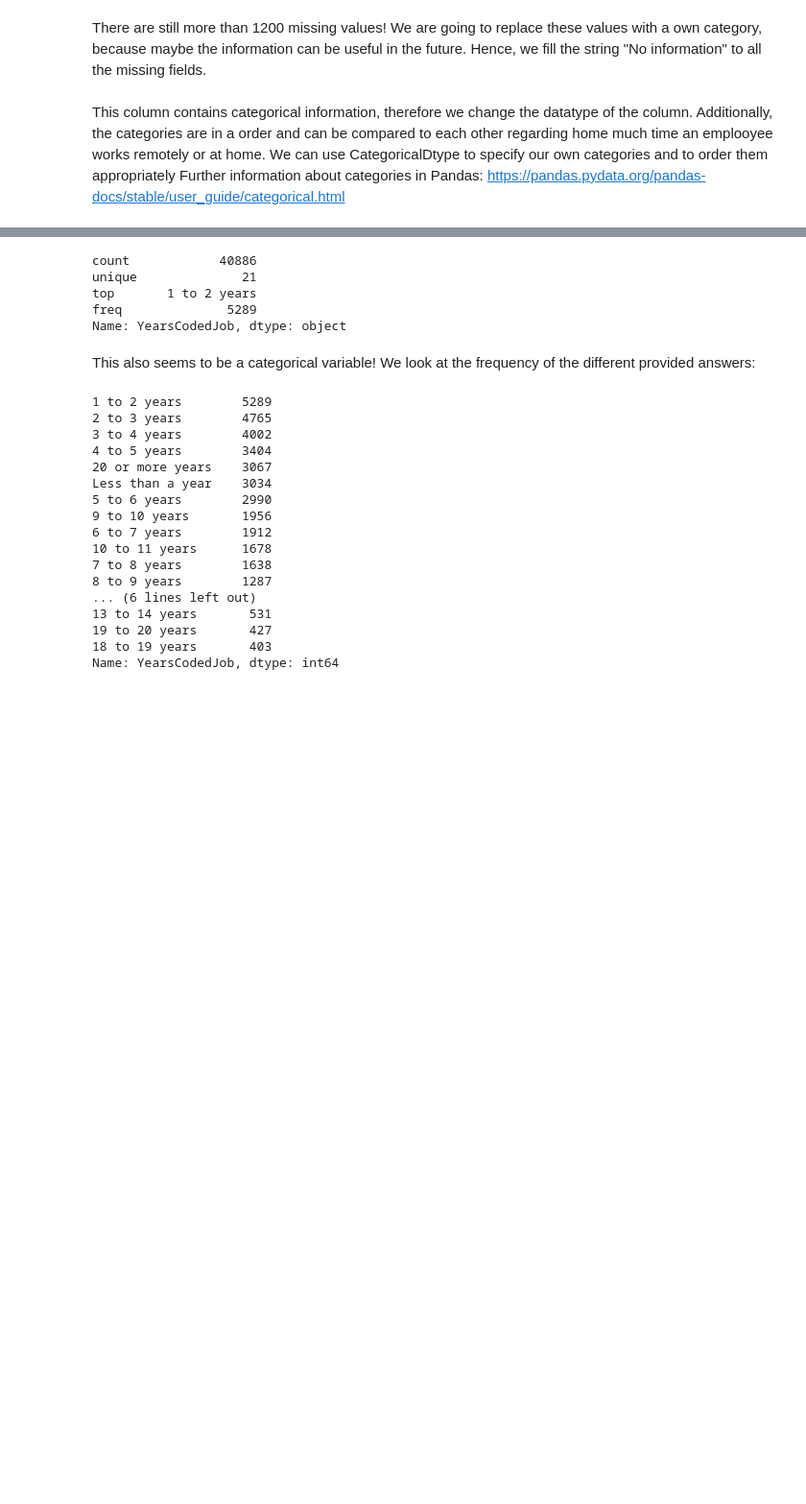
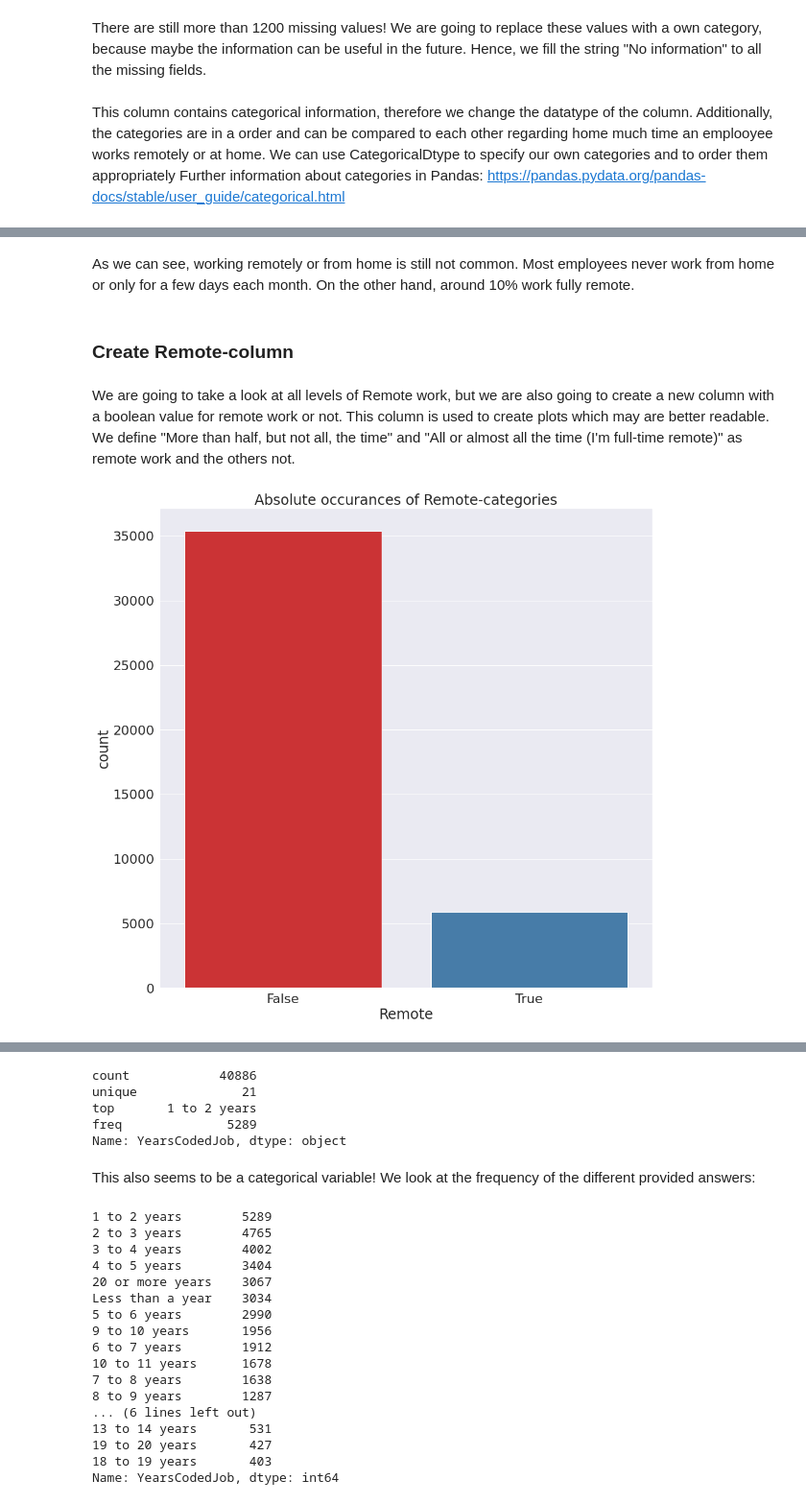
Before and after one commit to Martin-1997/remote_work_analysis, a Jupyter notebook: data_analysis.ipynb, the cells around one changed output, grey strips where cells are left out. Shown at 96% size. Saved outputs shown, nothing was run; the diff lists cells and outputs as text; code cells hidden in the pictures; blank space fills up the shorter version.

```diff
--- a/data_analysis.ipynb
+++ b/data_analysis.ipynb
@@ -291,3 +288,16 @@ Less than half the time, but at least one day each week: 9.17%
 About half the time: 3.53%
 More than half, but not all, the time: 3.81%
 All or almost all the time (I'm full-time remote): 10.48%
+# %% [markdown]
+As we can see, working remotely or from home is still not common. Most employees never work from home or only for a few days each month. On the other hand, around 10% work fully remote.
+# %% [markdown]
+### Create Remote-column
+# %% [markdown]
+ We are going to take a look at all levels of Remote work, but we are also going to create a new column with a boolean value for remote work or not. This column is used to create plots which may are better readable. We define "More than half, but not all, the time" and "All or almost all the time (I'm full-time remote)" as remote work and the others not.
+# %%
+options = ["More than half, but not all, the time", "All or almost all the time (I'm full-time remote)"]
+df_working["Remote"] = df_working["HomeRemote"].isin(options)
+plot = sns.countplot(x = df_working["Remote"])
+dummy_var = plot.set_title('Absolute occurances of Remote-categories')
+# %% [output]
+[figure, added]
```
Also changed, not shown: parts of 64 cells of this notebook, 1 other file.
